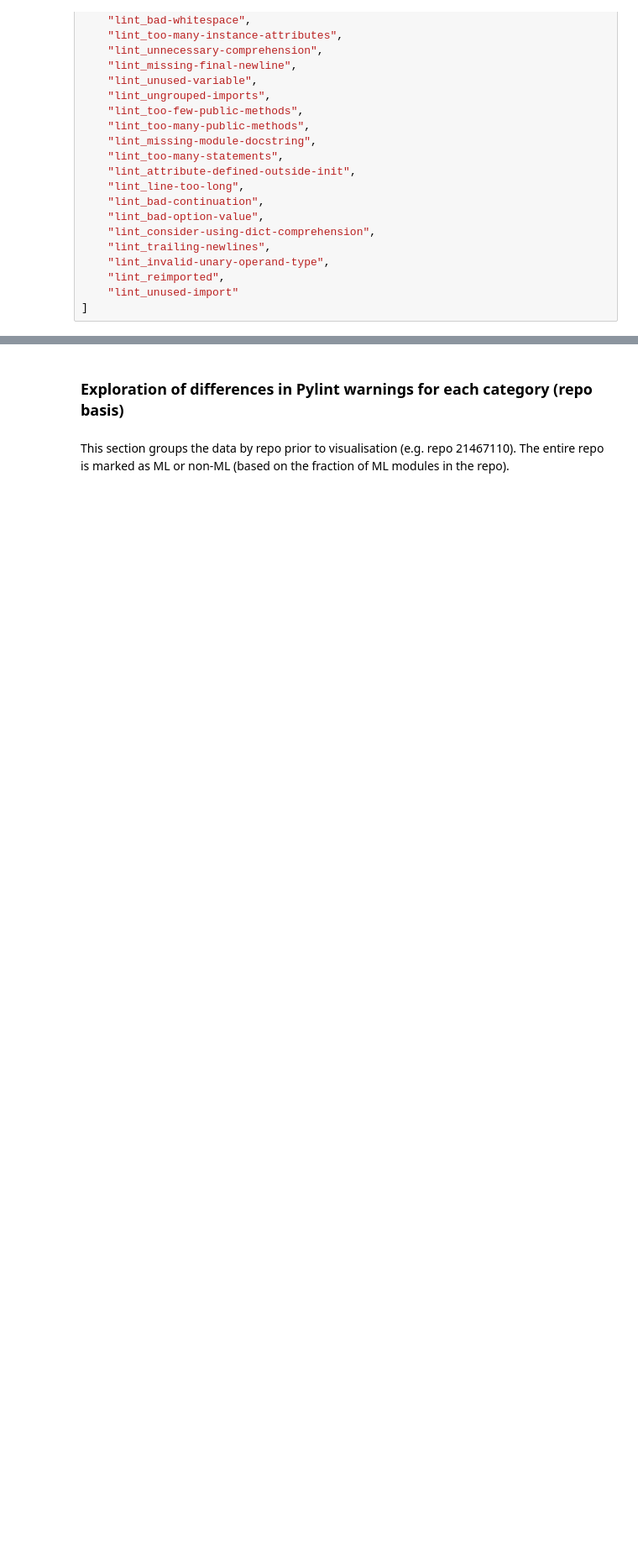
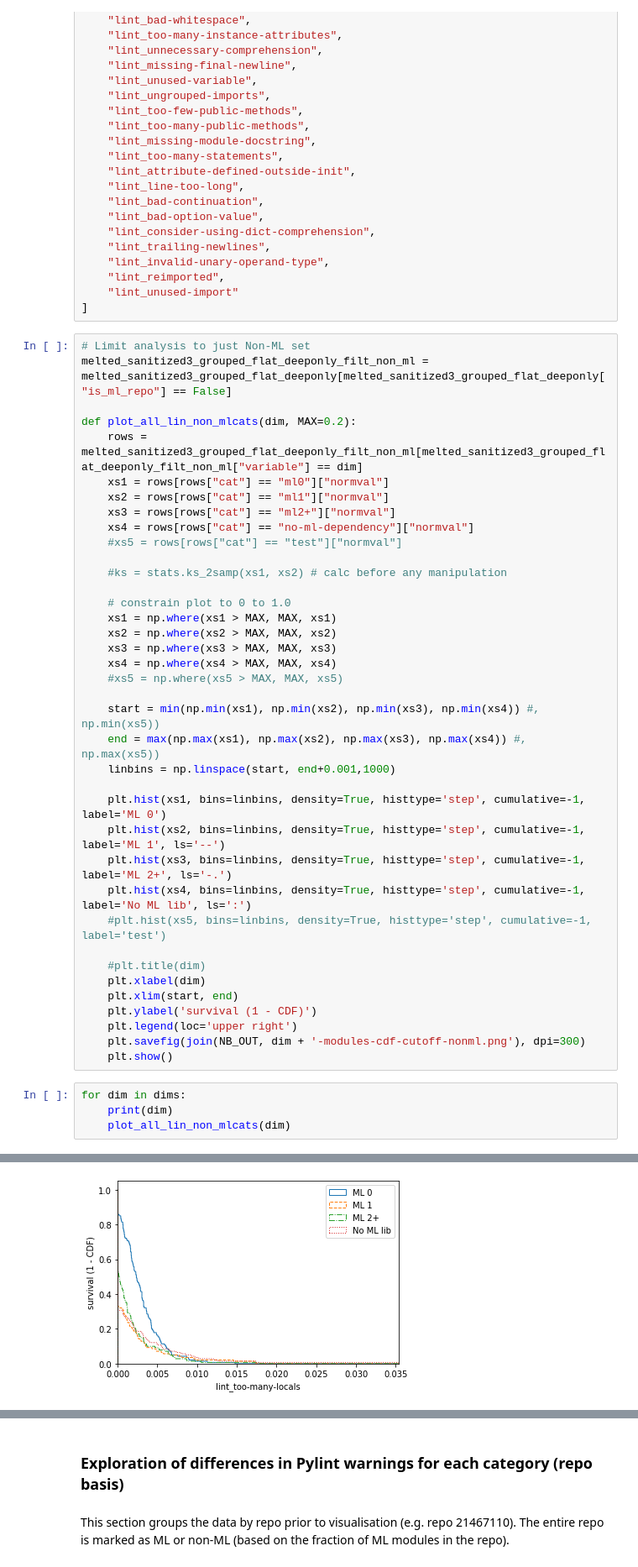
Before and after one commit to a2i2/mining-data-science-repositories, a Jupyter notebook: notebooks/ml-distribution.ipynb, the cells around one changed output, grey strips where cells are left out. Shown at 84% size. Cells and saved outputs as stored; diff of their text form; blank space fills up the shorter version.

Commit message:
LOOKS: Update plots to include a No ML Lib category

```diff
--- a/notebooks/ml-distribution.ipynb
+++ b/notebooks/ml-distribution.ipynb
@@ -721,3 +702,46 @@ dims = [
     "lint_reimported",
     "lint_unused-import"
 ]
+# %%
+# Limit analysis to just Non-ML set
+melted_sanitized3_grouped_flat_deeponly_filt_non_ml = melted_sanitized3_grouped_flat_deeponly[melted_sanitized3_grouped_flat_deeponly["is_ml_repo"] == False]
+
+def plot_all_lin_non_mlcats(dim, MAX=0.2):
+    rows = melted_sanitized3_grouped_flat_deeponly_filt_non_ml[melted_sanitized3_grouped_flat_deeponly_filt_non_ml["variable"] == dim]
+    xs1 = rows[rows["cat"] == "ml0"]["normval"]
+    xs2 = rows[rows["cat"] == "ml1"]["normval"]
+    xs3 = rows[rows["cat"] == "ml2+"]["normval"]
+    xs4 = rows[rows["cat"] == "no-ml-dependency"]["normval"]
+    #xs5 = rows[rows["cat"] == "test"]["normval"]
+
+    #ks = stats.ks_2samp(xs1, xs2) # calc before any manipulation
+
+    # constrain plot to 0 to 1.0
+    xs1 = np.where(xs1 > MAX, MAX, xs1)
+    xs2 = np.where(xs2 > MAX, MAX, xs2)
+    xs3 = np.where(xs3 > MAX, MAX, xs3)
+    xs4 = np.where(xs4 > MAX, MAX, xs4)
+    #xs5 = np.where(xs5 > MAX, MAX, xs5)
+
+    start = min(np.min(xs1), np.min(xs2), np.min(xs3), np.min(xs4)) #, np.min(xs5))
+    end = max(np.max(xs1), np.max(xs2), np.max(xs3), np.max(xs4)) #, np.max(xs5))
+    linbins = np.linspace(start, end+0.001,1000)
+
+    plt.hist(xs1, bins=linbins, density=True, histtype='step', cumulative=-1, label='ML 0')
+    plt.hist(xs2, bins=linbins, density=True, histtype='step', cumulative=-1, label='ML 1', ls='--')
+    plt.hist(xs3, bins=linbins, density=True, histtype='step', cumulative=-1, label='ML 2+', ls='-.')
+    plt.hist(xs4, bins=linbins, density=True, histtype='step', cumulative=-1, label='No ML lib', ls=':')
+    #plt.hist(xs5, bins=linbins, density=True, histtype='step', cumulative=-1, label='test')
+
+    #plt.title(dim)
+    plt.xlabel(dim)
+    plt.xlim(start, end)
+    plt.ylabel('survival (1 - CDF)')
+    plt.legend(loc='upper right')
+    plt.savefig(join(NB_OUT, dim + '-modules-cdf-cutoff-nonml.png'), dpi=300)
+    plt.show()
+# %%
+for dim in dims:
+    print(dim)
+    plot_all_lin_non_mlcats(dim)
+# %% [output]
@@ -723,0 +749 @@ dims = [
+[figure, added]
```
Also changed, not shown: parts of 29 cells of this notebook, 2 other files.
